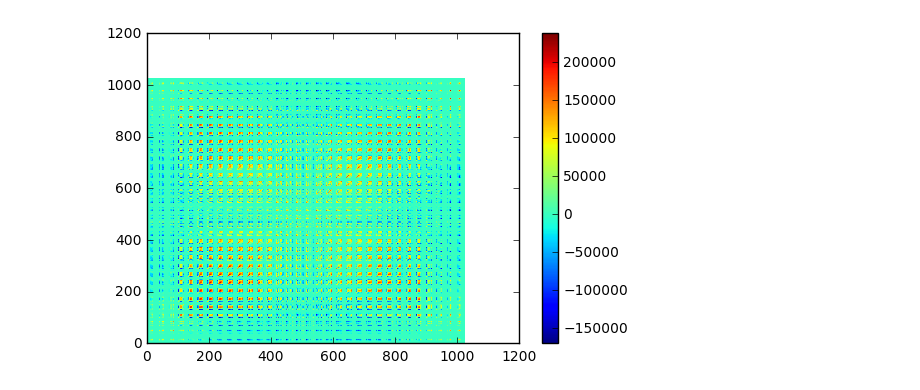
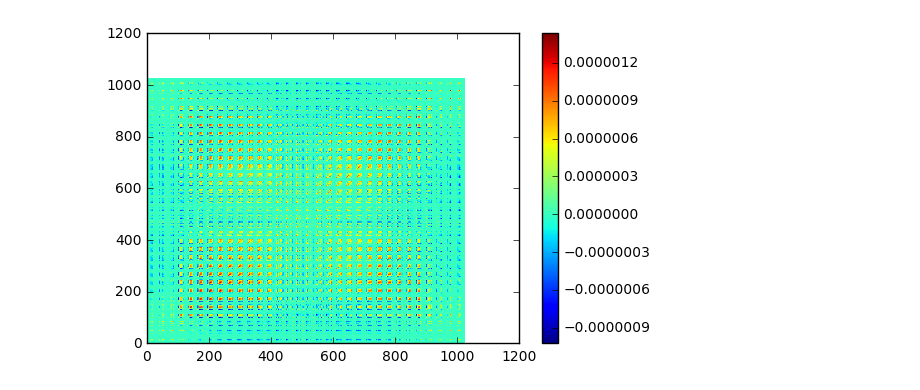
Before and after one commit to shiny2448/DSB-2017, a Jupyter notebook: project_YCLS.ipynb, the cells around one changed output. Saved outputs shown, nothing was run; the diff lists cells and outputs as text; code cells hidden in the pictures.

```diff
--- a/project_YCLS.ipynb
+++ b/project_YCLS.ipynb
@@ -9,28 +9,29 @@ import pandas as pd
 # %%
 #path = 'DOI/LUNG1-003/1.3.6.1.4.1.32722.99.99.247726286795860121686796574974227334270/1.3.6.1.4.1.32722.99.99.238922279929619243990469813419868528595'
 path = '00cba091fa4ad62cc3200a657aeb957e'
 num_files = len([f for f in os.listdir(path)
                 if os.path.isfile(os.path.join(path, f))])
 #print "num files in folder" num_files
 file_list = glob(os.path.join(path,'*.dcm'))
 image_list = []
 SCALE_CONST = 16
 for dicom_file in file_list:
     image = dicom.read_file(dicom_file)
     image_features = [np.mean([image.pixel_array[SCALE_CONST*i+i2][SCALE_CONST*j+j2] for j2 in range(SCALE_CONST) for i2 in range(SCALE_CONST)]) for j in range(image.Columns/SCALE_CONST) for i in range(image.Rows/SCALE_CONST)]
     #image_features = [image.pixel_array[i][j] for j in range(image.Columns) for i in range(image.Rows)]
     image_list.append(image_features)
 #now image_list is 107x262144
 image_list = np.array(image_list)
 std_list = np.std(image_list,axis=1)
 zero_std_index = []
 for i in range(std_list.shape[0]):
     if std_list[i]==0:
         zero_std_index.append(i)
 image_list = np.delete(image_list,zero_std_index,1)
-image_cov = np.cov(image_list.T)
+l2norm = np.linalg.norm(image_list)
+image_cov = np.cov(image_list.T/l2norm)
 plb.pcolor(image_cov)
 plb.colorbar()
 plb.show()
 # %% [output]
-[figure, old version]
+[figure, new version]
```
